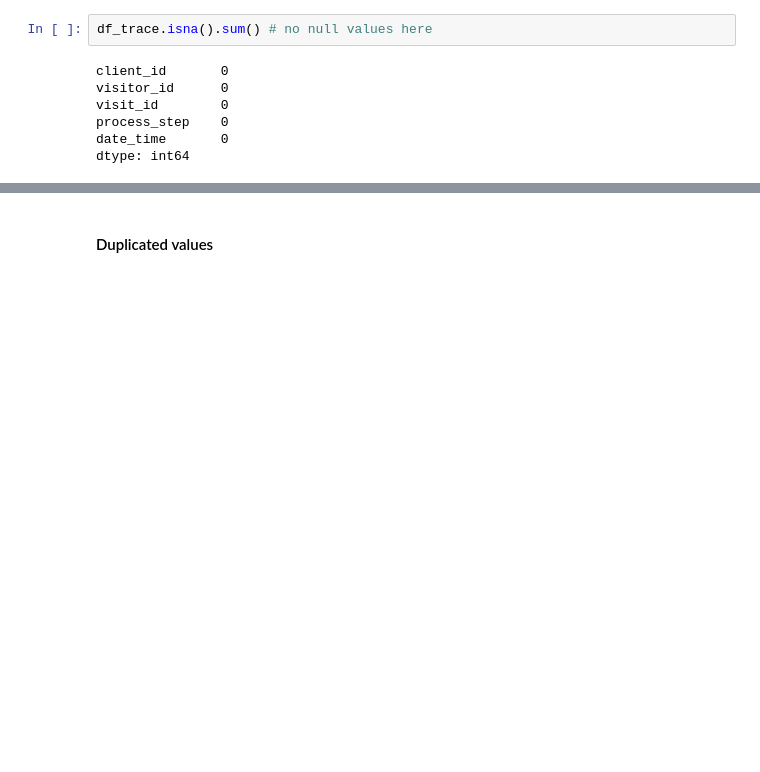
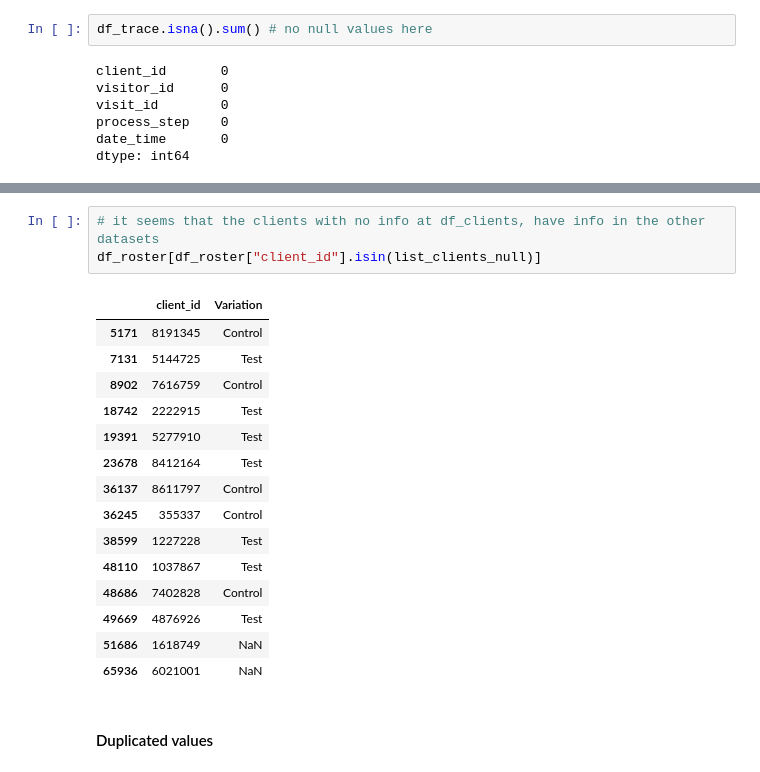
Before and after one commit to dimitsagk/AB_Testing_Analysis, a Jupyter notebook: notebooks/Project_2_InitialExploration.ipynb, the cells around one changed output, grey strips where cells are left out. Saved outputs shown, nothing was run; the diff lists cells and outputs as text; blank space fills up the shorter version.

```diff
--- a/notebooks/Project_2_InitialExploration.ipynb
+++ b/notebooks/Project_2_InitialExploration.ipynb
@@ -121,3 +121,22 @@ display(df_trace[df_trace["client_id"] =="5277910"])
+# %%
+# it seems that the clients with no info at df_clients, have info in the other datasets
+df_roster[df_roster["client_id"].isin(list_clients_null)]
+# %% [output]
+|  | client_id | Variation |
+| 5171 | 8191345 | Control |
+| 7131 | 5144725 | Test |
+| 8902 | 7616759 | Control |
+| 18742 | 2222915 | Test |
+| 19391 | 5277910 | Test |
+| 23678 | 8412164 | Test |
+| 36137 | 8611797 | Control |
+| 36245 | 355337 | Control |
+| 38599 | 1227228 | Test |
+| 48110 | 1037867 | Test |
+| 48686 | 7402828 | Control |
+| 49669 | 4876926 | Test |
+| 51686 | 1618749 | NaN |
+| 65936 | 6021001 | NaN |
 # %% [markdown]
 #### Duplicated values
 # %%
```
Also changed, not shown: parts of 1 cell of this notebook, 1 other file.
